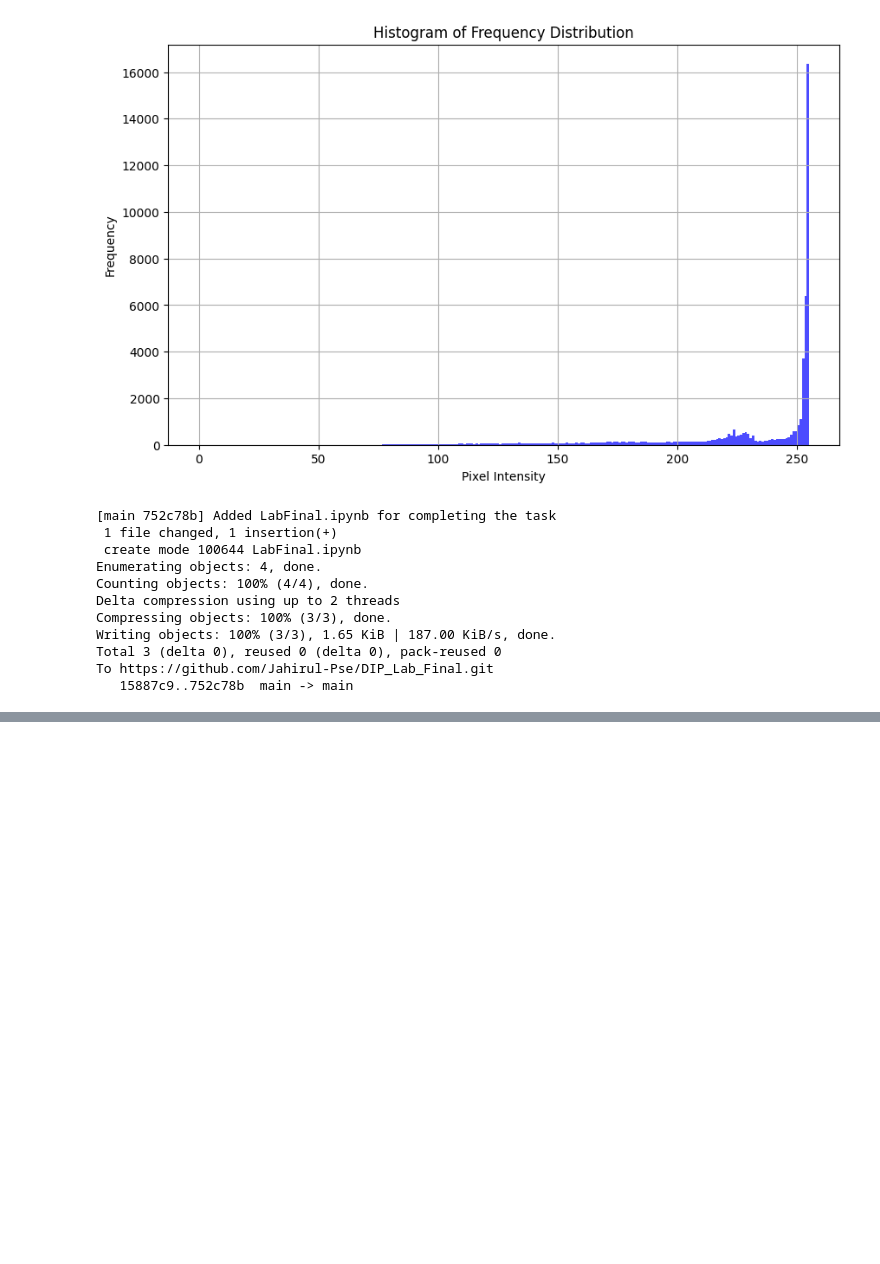
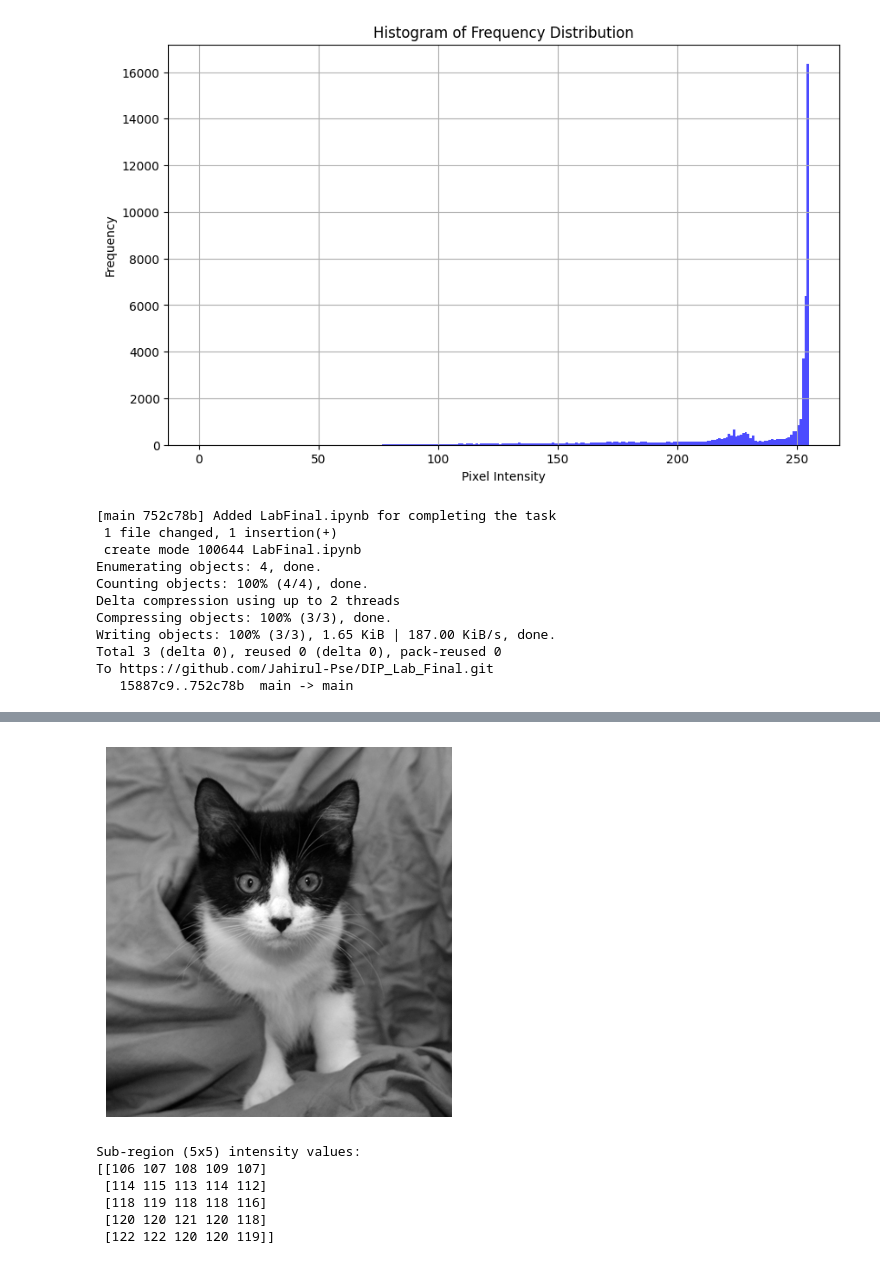
Before and after one commit to Jahirul-Pse/DIP_Lab_Final, a Jupyter notebook: LabFinal.ipynb, the cells around one changed output, grey strips where cells are left out. Saved outputs shown, nothing was run; the diff lists cells and outputs as text; code cells hidden in the pictures; blank space fills up the shorter version.

Commit message:
Task 2: Convertion from RGB image to grayscale and comparision to a 5x5 sub-region

```diff
--- a/LabFinal.ipynb
+++ b/LabFinal.ipynb
@@ -94,0 +115,26 @@ To https://github.com/Jahirul-Pse/DIP_Lab_Final.git
+# %%
+# Loading the RGB image
+image_rgb_path = '/content/drive/MyDrive/Lab_Final_images/DIP_Lab_task_02.jpg'
+image_rgb = cv2.imread(image_rgb_path)
+
+# Converting to grayscale
+image_gray = cv2.cvtColor(image_rgb, cv2.COLOR_BGR2GRAY)
+
+# Displaying the grayscale image
+plt.imshow(image_gray, cmap='gray')
+plt.axis('off')
+plt.show()
+
+# Defining a 5x5 sub-region for comparison
+x, y = 50, 50  # starting point
+sub_region = image_gray[y:y+5, x:x+5]
+
+print(f"Sub-region (5x5) intensity values:\n{sub_region}")
+# %% [output]
+[figure, added]
+Sub-region (5x5) intensity values:
+[[106 107 108 109 107]
+ [114 115 113 114 112]
+ [118 119 118 118 116]
+ [120 120 121 120 118]
+ [122 122 120 120 119]]
```
Also changed, not shown: parts of 2 cells of this notebook.
